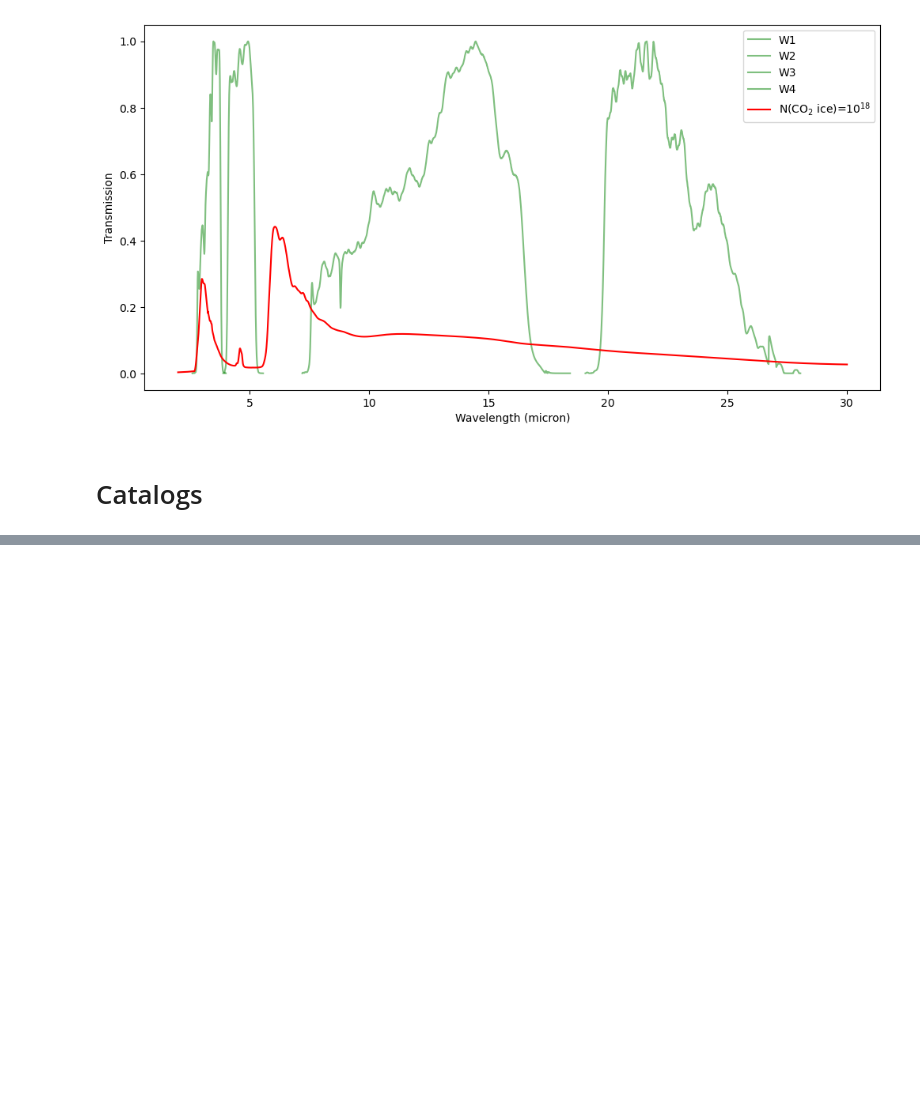
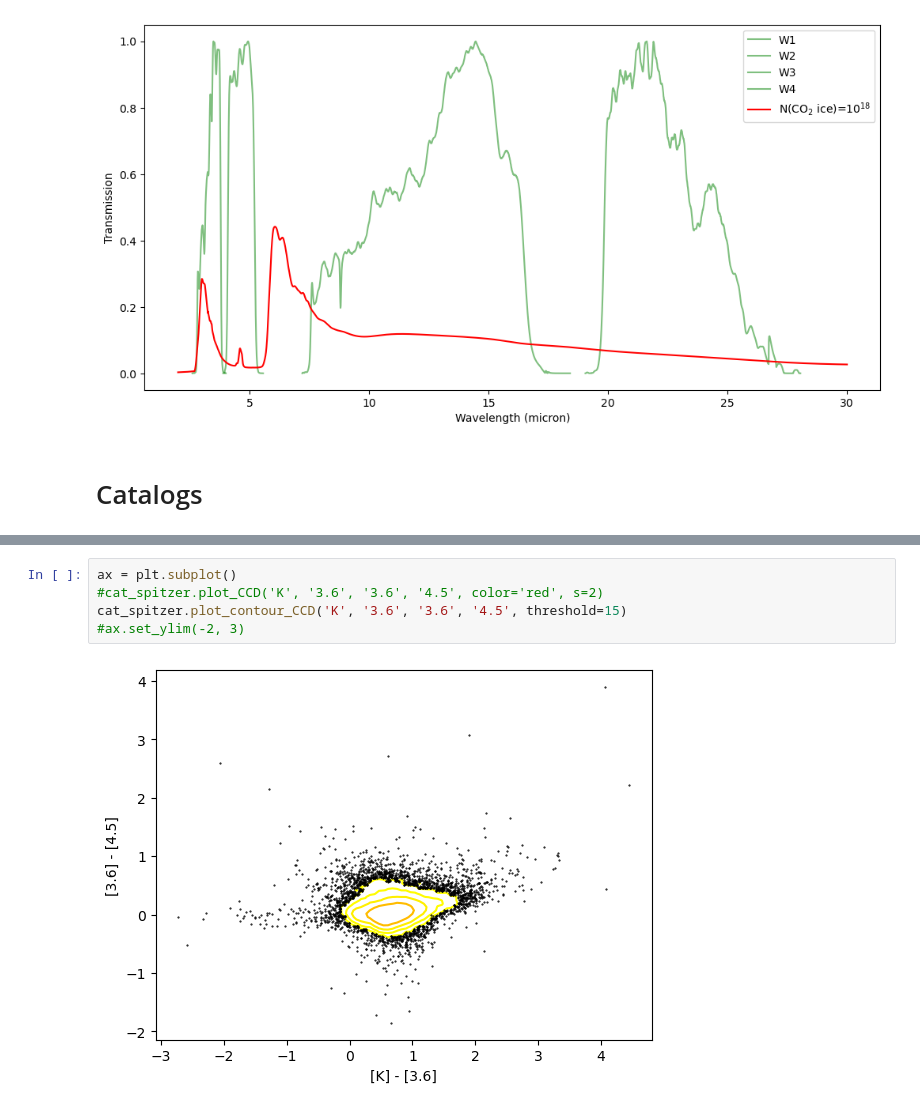
Before and after one commit to SpacialTree/smart-plotters, a Jupyter notebook: notebooks/ice_plots.ipynb, the cells around one changed output, grey strips where cells are left out. Saved outputs shown, nothing was run; the diff lists cells and outputs as text; blank space fills up the shorter version.

```diff
--- a/notebooks/ice_plots.ipynb
+++ b/notebooks/ice_plots.ipynb
@@ -220,0 +254,7 @@ Table length=5
+# %%
+ax = plt.subplot()
+#cat_spitzer.plot_CCD('K', '3.6', '3.6', '4.5', color='red', s=2)
+cat_spitzer.plot_contour_CCD('K', '3.6', '3.6', '4.5', threshold=15)
+#ax.set_ylim(-2, 3)
+# %% [output]
+[figure, added]
```
Also changed, not shown: parts of 15 cells of this notebook.
